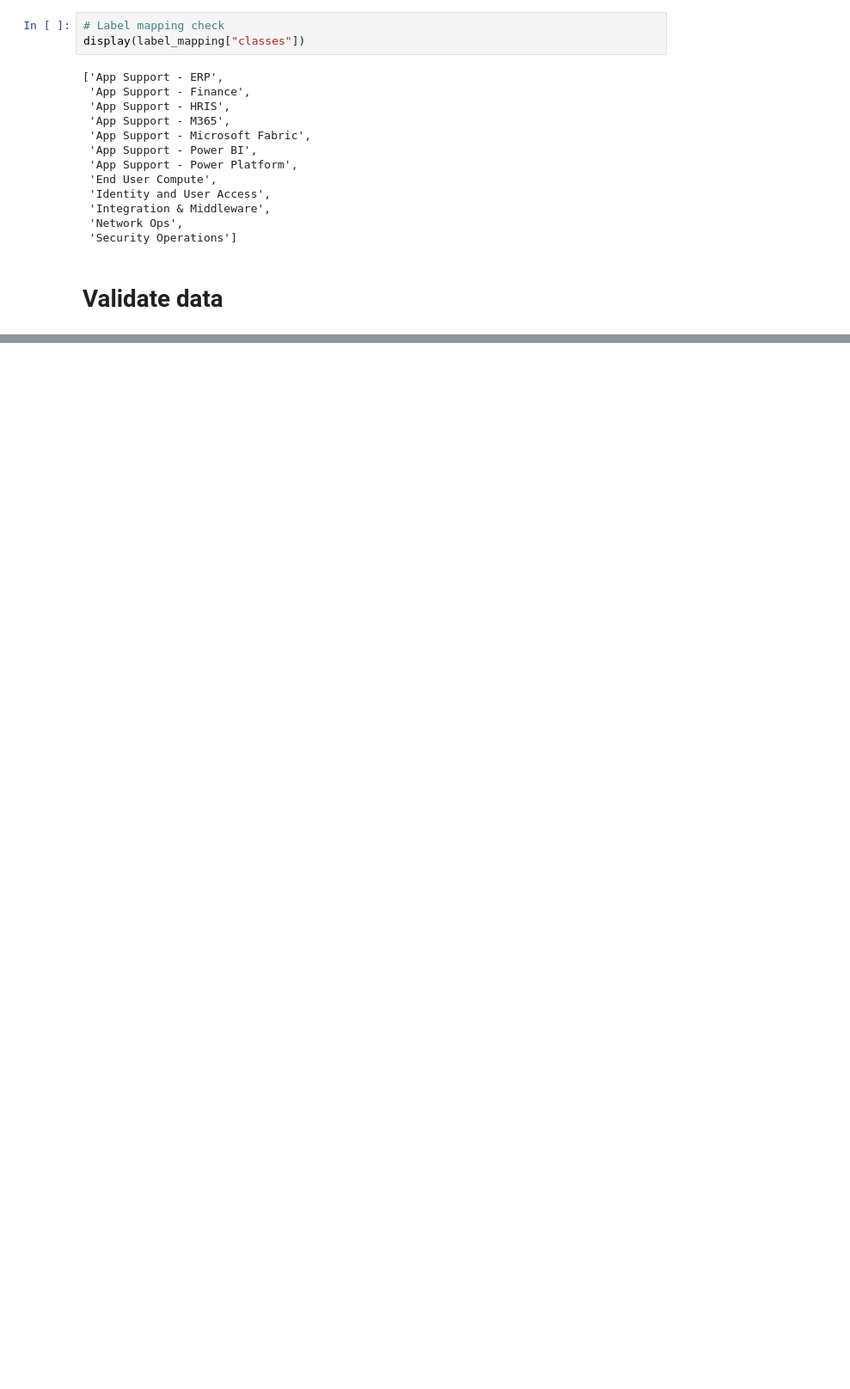
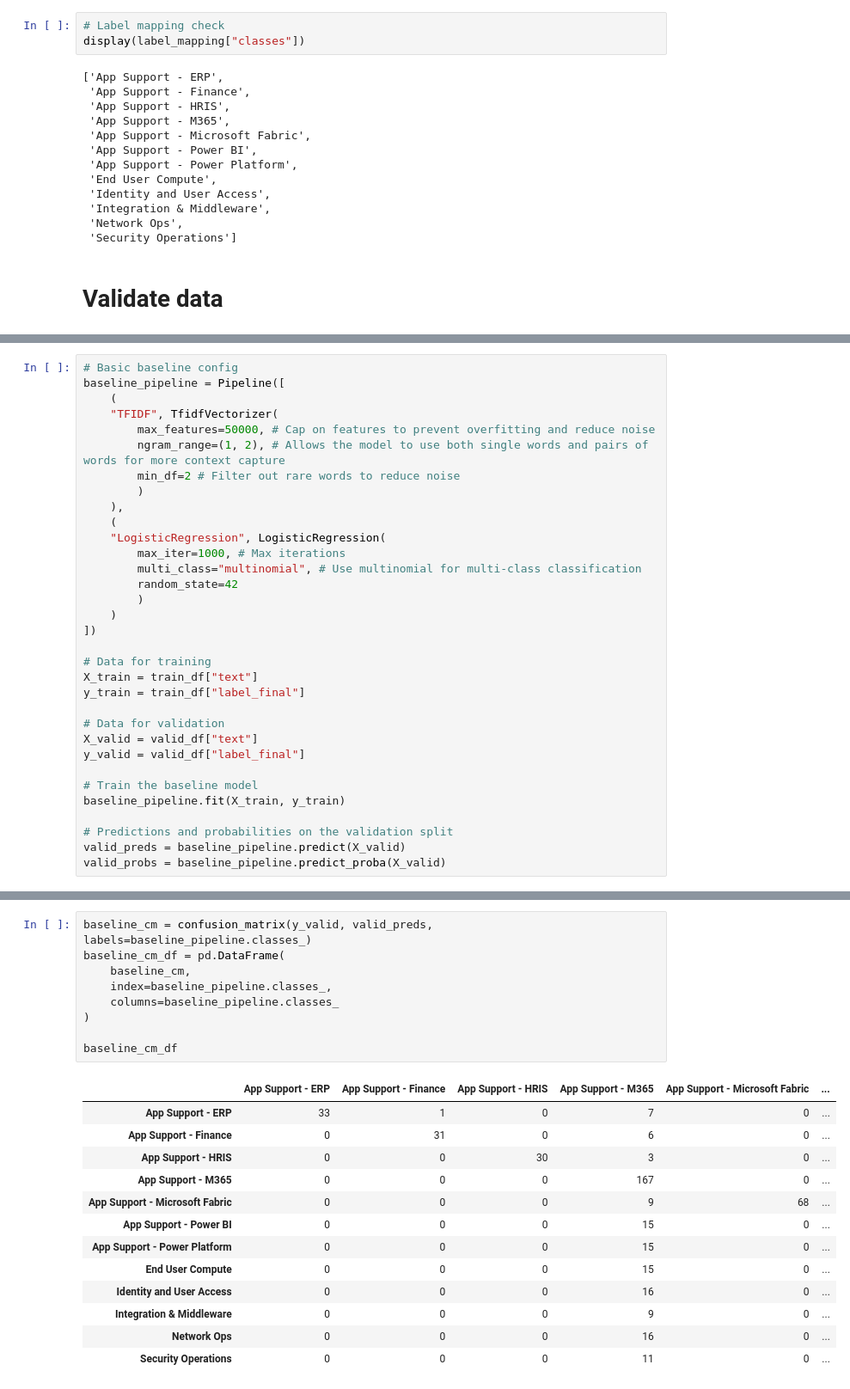
Before and after one commit to JAHollands/L7-EPA-Incident-Intelligence-Pipeline, a Jupyter notebook: notebooks/05_train_model.ipynb, the cells around one changed output, grey strips where cells are left out. Shown at 86% size. Saved outputs shown, nothing was run; the diff lists cells and outputs as text; blank space fills up the shorter version.

Commit message:
Trained baseline model - candidate 1,
Re-ran all other notebooks to get fresh data

```diff
--- a/notebooks/05_train_model.ipynb
+++ b/notebooks/05_train_model.ipynb
@@ -346,0 +358,33 @@ TF-IDF + Logistic regression
+# %%
+# Basic baseline config
+baseline_pipeline = Pipeline([
+    (
+    "TFIDF", TfidfVectorizer(
+        max_features=50000, # Cap on features to prevent overfitting and reduce noise
+        ngram_range=(1, 2), # Allows the model to use both single words and pairs of words for more context capture
+        min_df=2 # Filter out rare words to reduce noise
+        )
+    ),
+    (
+    "LogisticRegression", LogisticRegression(
+        max_iter=1000, # Max iterations
+        multi_class="multinomial", # Use multinomial for multi-class classification
+        random_state=42
+        )
+    )
+])
+
+# Data for training
+X_train = train_df["text"]
+y_train = train_df["label_final"]
+
+# Data for validation
+X_valid = valid_df["text"]
+y_valid = valid_df["label_final"]
+
+# Train the baseline model
+baseline_pipeline.fit(X_train, y_train)
+
+# Predictions and probabilities on the validation split
+valid_preds = baseline_pipeline.predict(X_valid)
+valid_probs = baseline_pipeline.predict_proba(X_valid)
@@ -346,0 +438,23 @@ TF-IDF + Logistic regression
+# %%
+baseline_cm = confusion_matrix(y_valid, valid_preds, labels=baseline_pipeline.classes_)
+baseline_cm_df = pd.DataFrame(
+    baseline_cm,
+    index=baseline_pipeline.classes_,
+    columns=baseline_pipeline.classes_
+)
+
+baseline_cm_df
+# %% [output]
+|  | App Support - ERP | App Support - Finance | App Support - HRIS | App Support - M365 | App Support - Microsoft Fabric | ... |
+| App Support - ERP | 33 | 1 | 0 | 7 | 0 | ... |
+| App Support - Finance | 0 | 31 | 0 | 6 | 0 | ... |
+| App Support - HRIS | 0 | 0 | 30 | 3 | 0 | ... |
+| App Support - M365 | 0 | 0 | 0 | 167 | 0 | ... |
+| App Support - Microsoft Fabric | 0 | 0 | 0 | 9 | 68 | ... |
+| App Support - Power BI | 0 | 0 | 0 | 15 | 0 | ... |
+| App Support - Power Platform | 0 | 0 | 0 | 15 | 0 | ... |
+| End User Compute | 0 | 0 | 0 | 15 | 0 | ... |
+| Identity and User Access | 0 | 0 | 0 | 16 | 0 | ... |
+| Integration & Middleware | 0 | 0 | 0 | 9 | 0 | ... |
+| Network Ops | 0 | 0 | 0 | 16 | 0 | ... |
+| Security Operations | 0 | 0 | 0 | 11 | 0 | ... |
```
Also changed, not shown: parts of 6 cells of this notebook, 4 other files.
